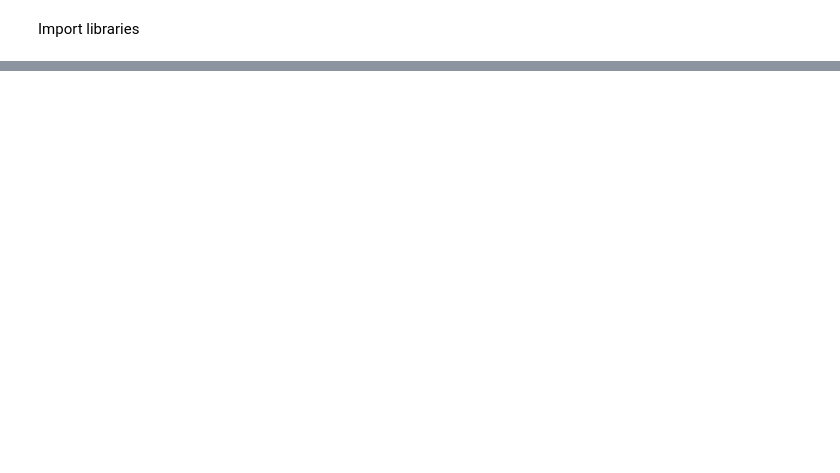
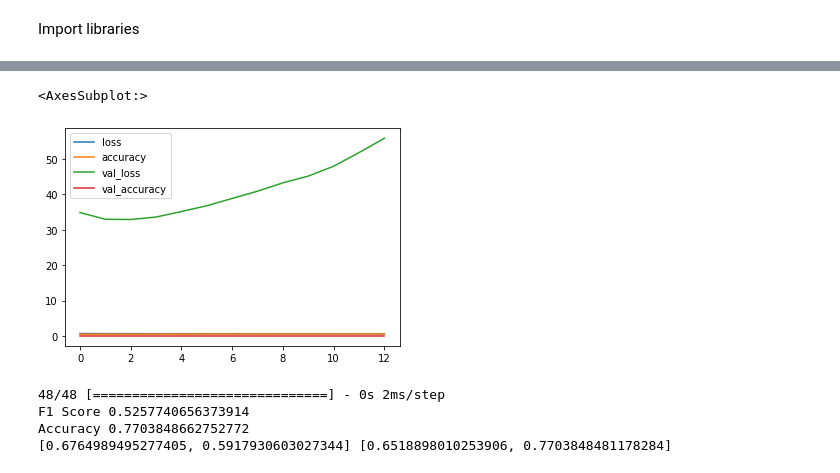
Before and after one commit to katrinenymann/data_science_exam, a Jupyter notebook: analysis.ipynb, the cells around one changed output, grey strips where cells are left out. Saved outputs shown, nothing was run; the diff lists cells and outputs as text; code cells hidden in the pictures; blank space fills up the shorter version.

Commit message:
Tuesday best model

```diff
--- a/analysis.ipynb
+++ b/analysis.ipynb
@@ -122,0 +60,7 @@ print("After oversampling:", X_train.shape)
+# %%
+#Scale and Fit the data
+# Scaling is needed which it is not for random forest or XGBoost
+from sklearn.preprocessing import MinMaxScaler
+scaler = MinMaxScaler()
+X_train = scaler.fit_transform(X_train)
+X_test = scaler.transform(X_test)
@@ -122,0 +72,27 @@ print("After oversampling:", X_train.shape)
+# %%
+#ANN MODEL
+model = Sequential()
+
+model.add(Dense(units = 14, activation = 'relu'))
+model.add(Dropout(.5))
+model.add(Dense(units = 8, activation = 'relu'))
+model.add(Dropout(.5))
+#model.add(Dense(units = 5, activation = 'relu'))
+#model.add(Dropout(.4))
+model.add(Dense(units = 1, activation = 'sigmoid'))
+
+model.compile(loss = 'binary_crossentropy', optimizer = 'SGD', metrics = 'accuracy')
+# %%
+#stops when validation loss is not dropping for 3 epochs
+#early_stop = EarlyStopping(monitor = 'val_loss', mode = 'min', patience = 10, verbose = 1)
+# Rule of thumb, patience is 10% of the number of epochs
+# We need to save the model
+callbacks = [EarlyStopping(monitor='val_loss', patience=10),
+             ModelCheckpoint(filepath='best_model.h5', monitor='val_loss', save_best_only=True)]
+# %%
+#Fitting model
+model.fit(X_train, y_train,
+          epochs = 100,
+         validation_data=(X_val, y_val),
+         verbose = 1,
+         callbacks=callbacks)
@@ -122,0 +118,28 @@ print("After oversampling:", X_train.shape)
+# %%
+model_loss = pd.DataFrame(model.history.history)
+model_loss.plot()
+# %% [output]
+<AxesSubplot:>
+[figure, added]
+# %%
+from keras.models import load_model
+saved_model = load_model('best_model.h5')
+
+#Predictions
+prediction_values = saved_model.predict(X_test)
+# Convert into classes
+prediction = []
+for i in prediction_values:
+    prediction.append(np.where(i > 0.5, 1,0)[0])
+
+print(f"F1 Score {f1_score(y_test, prediction, average='macro')}")
+print(f"Accuracy {accuracy_score(y_test, prediction)}")
+
+train_acc = saved_model.evaluate(X_train, y_train, verbose=0)
+test_acc = saved_model.evaluate(X_test, y_test, verbose=0)
+print(train_acc, test_acc)
+# %% [output]
+48/48 [==============================] - 0s 2ms/step
+F1 Score 0.5257740656373914
+Accuracy 0.7703848662752772
+[0.6764989495277405, 0.5917930603027344] [0.6518898010253906, 0.7703848481178284]
```
Also changed, not shown: parts of 34 cells of this notebook, 4 other files.
